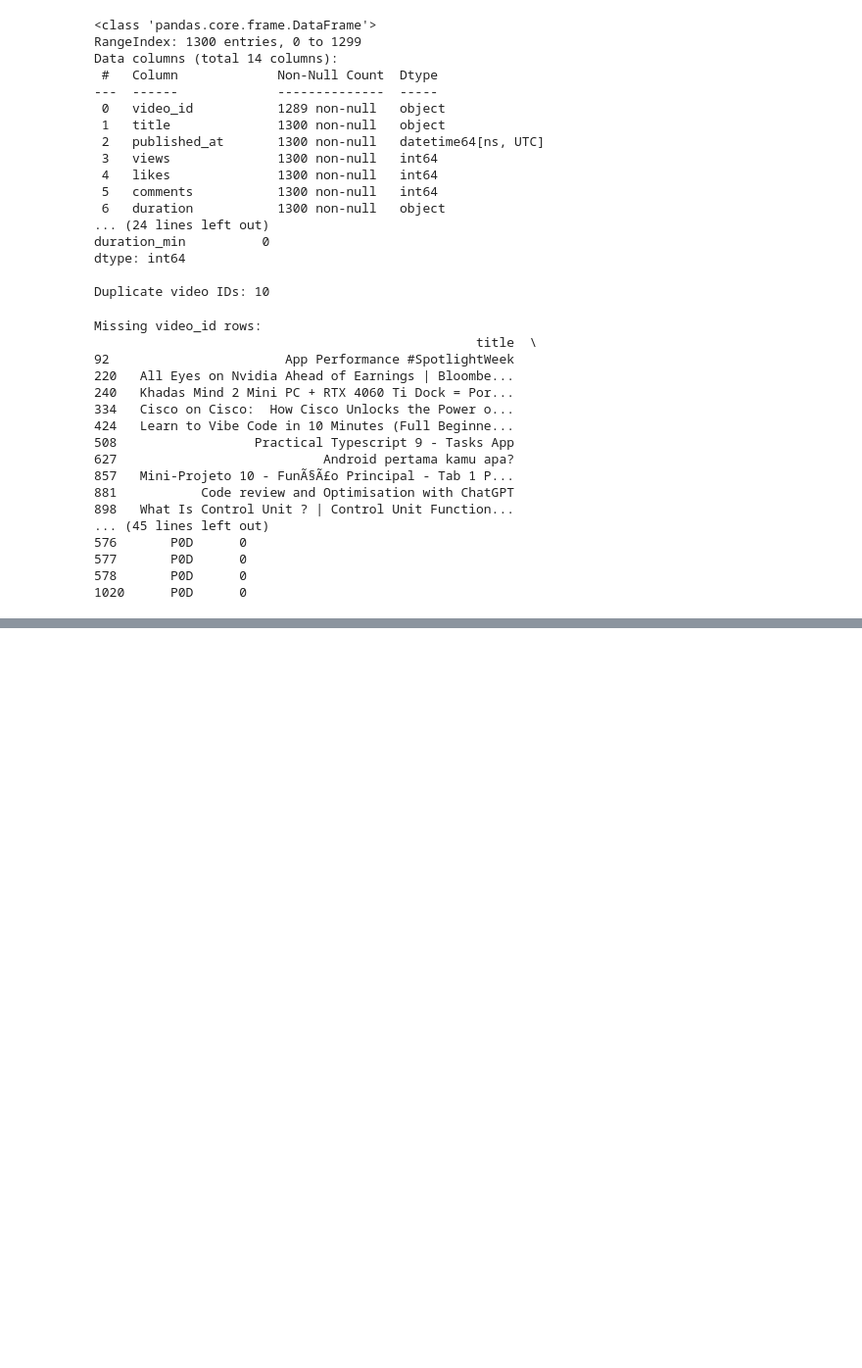
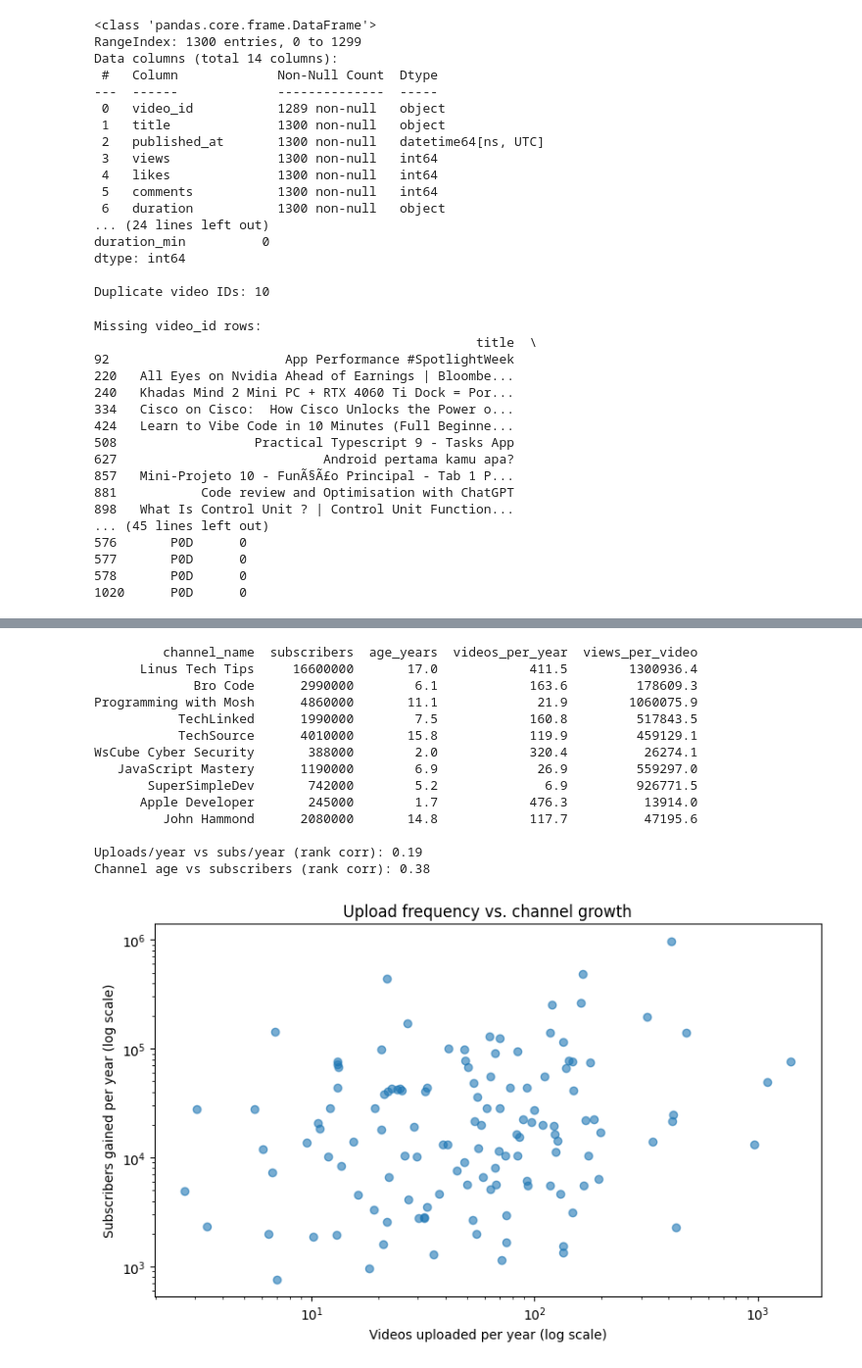
Before and after one commit to FichardReynman/carlos-data-analysis, a Jupyter notebook: Assignment_5/data_analysis.ipynb, the cells around one changed output, grey strips where cells are left out. Shown at 98% size. Drawn from its saved outputs; the diff is of its cells as text; code cells hidden in the pictures; blank space fills up the shorter version.

```diff
--- a/Assignment_5/data_analysis.ipynb
+++ b/Assignment_5/data_analysis.ipynb
@@ -206,0 +409,43 @@ Missing video_id rows:
+# %%
+ch = channels.copy()
+ch["subs_per_year"] = ch["subscribers"] / ch["age_years"].clip(lower=0.5)
+ch["videos_per_year"] = ch["total_videos"] / ch["age_years"].clip(lower=0.5)
+ch["views_per_video"] = ch["total_views"] / ch["total_videos"].where(ch["total_videos"] > 0)
+
+# Top 10 fastest-growing channels
+print(ch.sort_values("subs_per_year", ascending=False)
+        [["channel_name", "subscribers", "age_years", "videos_per_year", "views_per_video"]]
+        .head(10).round(1).to_string(index=False))
+print()
+
+# Do channels that upload more also grow faster? (rank correlation, robust to outliers)
+r1 = ch["videos_per_year"].rank().corr(ch["subs_per_year"].rank())
+r2 = ch["age_years"].rank().corr(ch["subscribers"].rank())
+print("Uploads/year vs subs/year (rank corr):", round(r1, 2))
+print("Channel age vs subscribers (rank corr):", round(r2, 2))
+
+# Chart
+plt.figure(figsize=(8, 5))
+plt.scatter(ch["videos_per_year"], ch["subs_per_year"], alpha=0.6)
+plt.xscale("log"); plt.yscale("log")
+plt.xlabel("Videos uploaded per year (log scale)")
+plt.ylabel("Subscribers gained per year (log scale)")
+plt.title("Upload frequency vs. channel growth")
+plt.tight_layout()
+plt.show()
+# %% [output]
+         channel_name  subscribers  age_years  videos_per_year  views_per_video
+      Linus Tech Tips     16600000       17.0            411.5        1300936.4
+             Bro Code      2990000        6.1            163.6         178609.3
+Programming with Mosh      4860000       11.1             21.9        1060075.9
+           TechLinked      1990000        7.5            160.8         517843.5
+           TechSource      4010000       15.8            119.9         459129.1
+WsCube Cyber Security       388000        2.0            320.4          26274.1
+   JavaScript Mastery      1190000        6.9             26.9         559297.0
+       SuperSimpleDev       742000        5.2              6.9         926771.5
+      Apple Developer       245000        1.7            476.3          13914.0
+         John Hammond      2080000       14.8            117.7          47195.6
+
+Uploads/year vs subs/year (rank corr): 0.19
+Channel age vs subscribers (rank corr): 0.38
+[figure, added]
```
Also changed, not shown: parts of 8 cells of this notebook, 2 other files.
